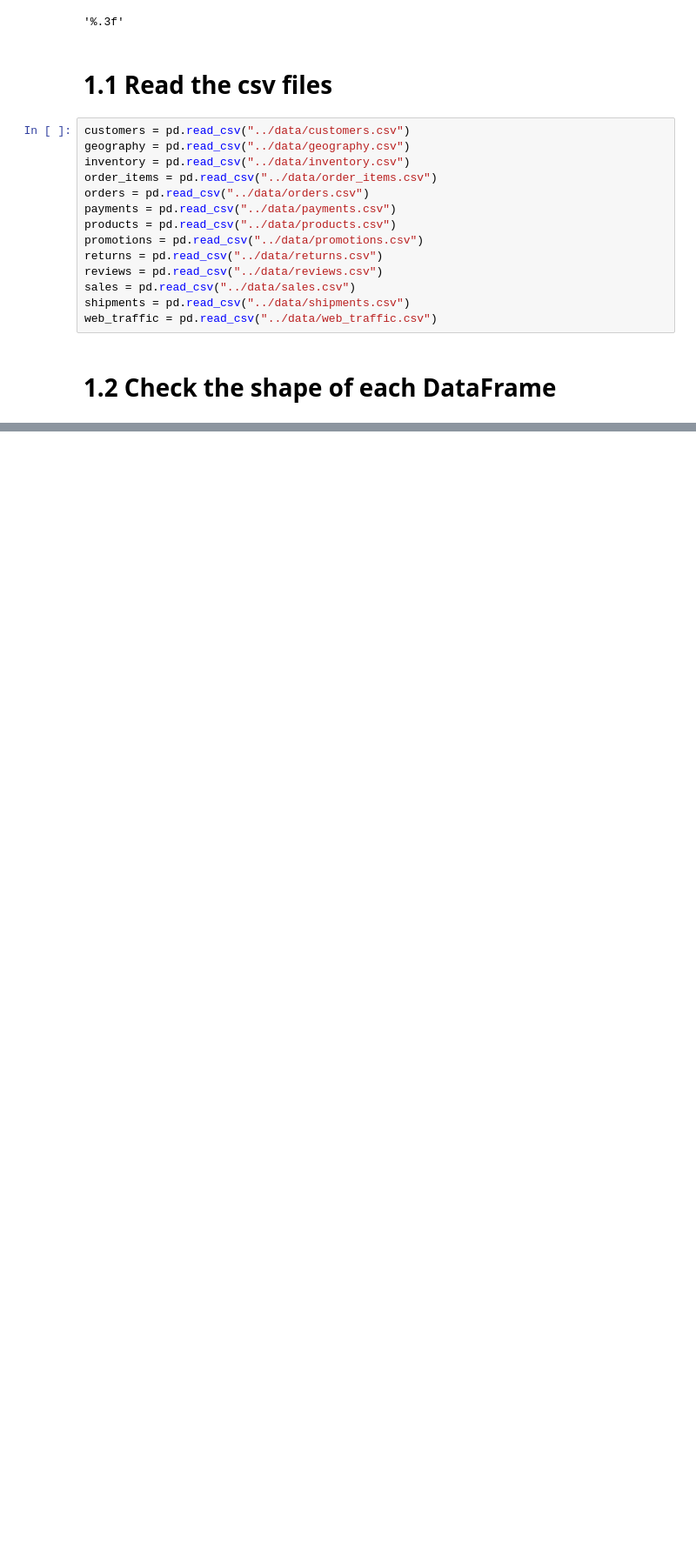
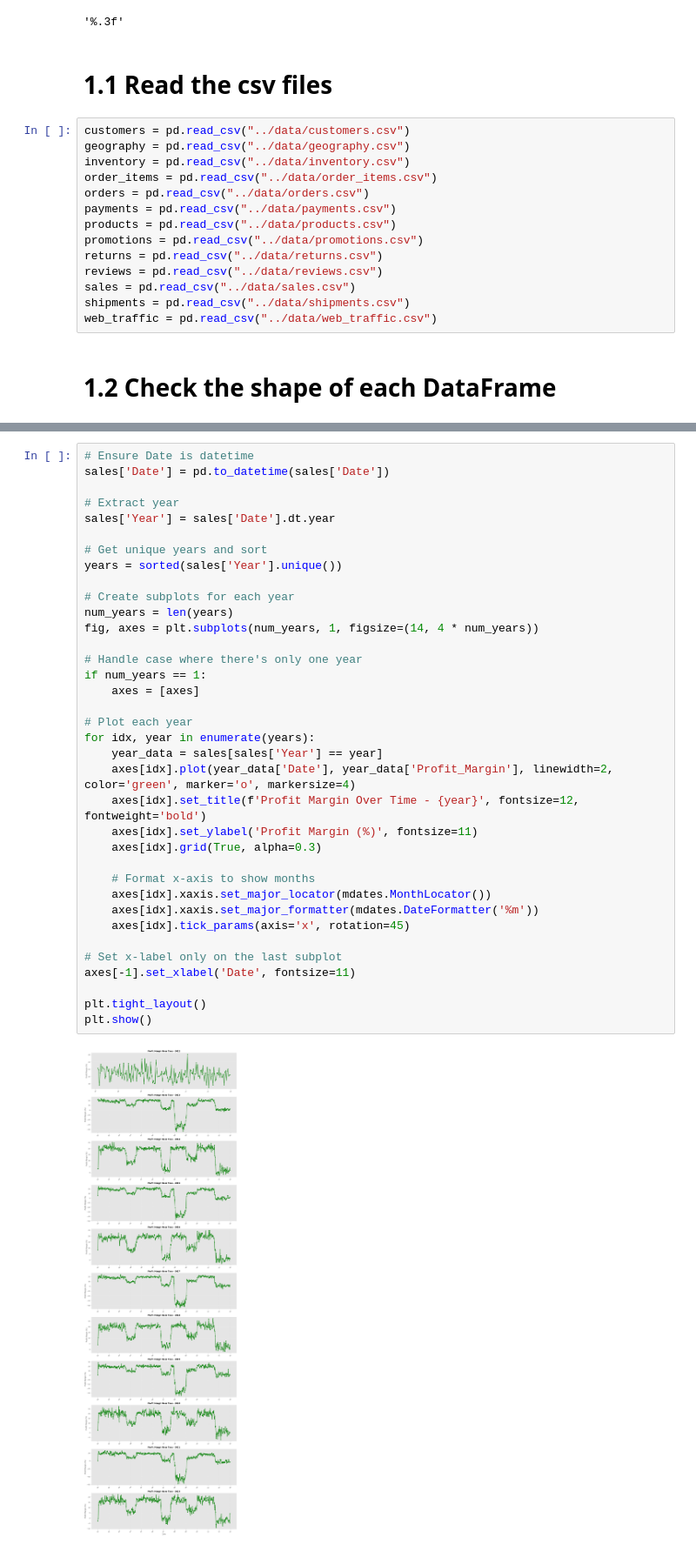
Before and after one commit to nqt-2/Datathon_Vin, a Jupyter notebook: notebook/Team_Notebook.ipynb, the cells around one changed output, grey strips where cells are left out. Shown at 87% size. Cells and saved outputs as stored; diff of their text form; blank space fills up the shorter version.

```diff
--- a/notebook/Team_Notebook.ipynb
+++ b/notebook/Team_Notebook.ipynb
@@ -75,0 +203,38 @@ The web_traffic table has 3652 rows and 7 columns
+# %%
+# Ensure Date is datetime
+sales['Date'] = pd.to_datetime(sales['Date'])
+
+# Extract year
+sales['Year'] = sales['Date'].dt.year
+
+# Get unique years and sort
+years = sorted(sales['Year'].unique())
+
+# Create subplots for each year
+num_years = len(years)
+fig, axes = plt.subplots(num_years, 1, figsize=(14, 4 * num_years))
+
+# Handle case where there's only one year
+if num_years == 1:
+    axes = [axes]
+
+# Plot each year
+for idx, year in enumerate(years):
+    year_data = sales[sales['Year'] == year]
+    axes[idx].plot(year_data['Date'], year_data['Profit_Margin'], linewidth=2, color='green', marker='o', markersize=4)
+    axes[idx].set_title(f'Profit Margin Over Time - {year}', fontsize=12, fontweight='bold')
+    axes[idx].set_ylabel('Profit Margin (%)', fontsize=11)
+    axes[idx].grid(True, alpha=0.3)
+
+    # Format x-axis to show months
+    axes[idx].xaxis.set_major_locator(mdates.MonthLocator())
+    axes[idx].xaxis.set_major_formatter(mdates.DateFormatter('%m'))
+    axes[idx].tick_params(axis='x', rotation=45)
+
+# Set x-label only on the last subplot
+axes[-1].set_xlabel('Date', fontsize=11)
+
+plt.tight_layout()
+plt.show()
+# %% [output]
+[figure, added]
```
Also changed, not shown: parts of 15 cells of this notebook, 2 other files.
